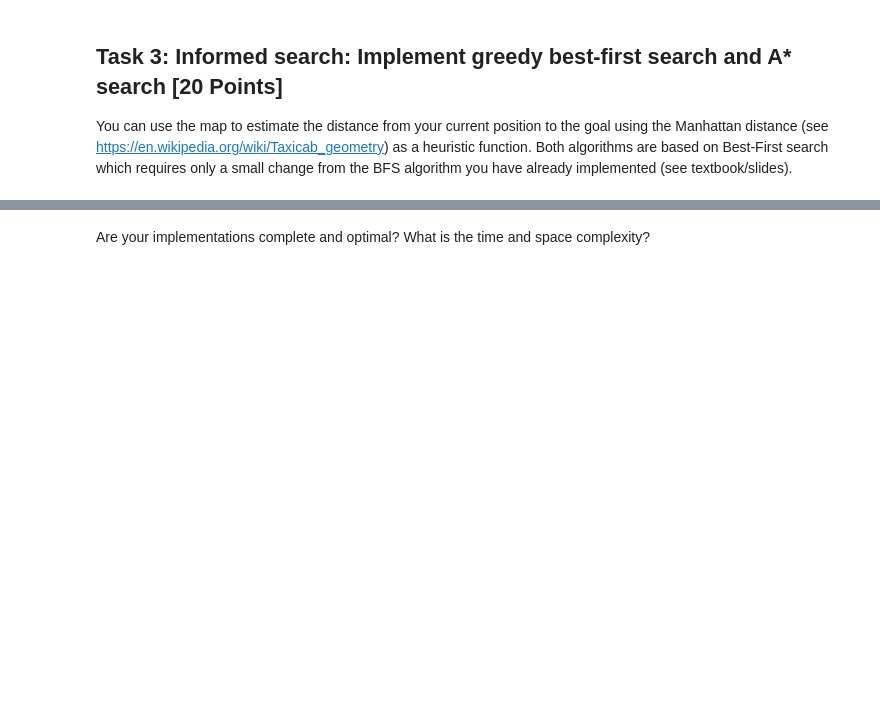
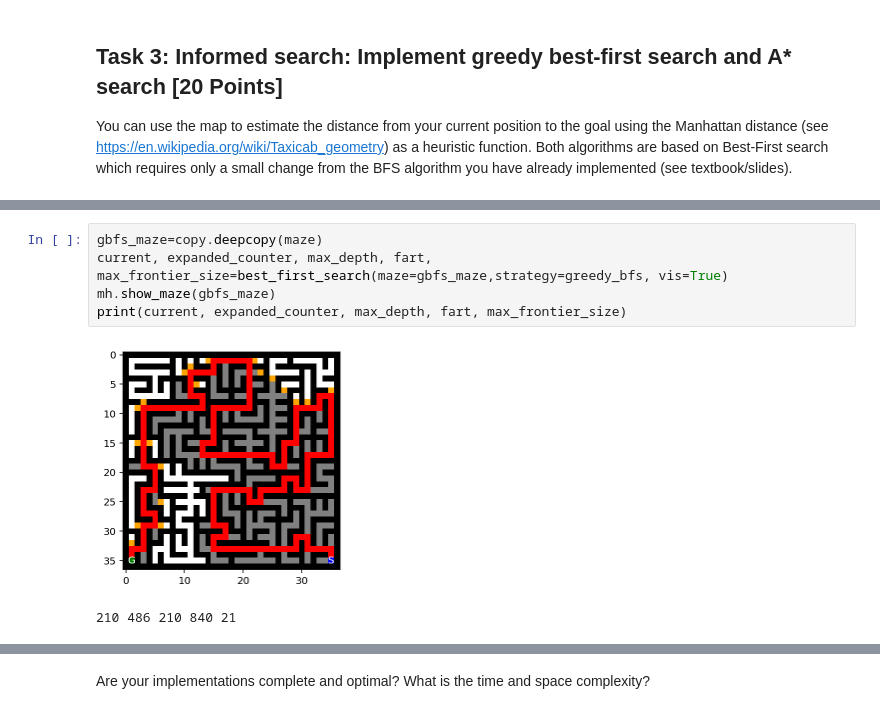
Before and after one commit to kirkwat/artificial-intelligence, a Jupyter notebook: assignment_3/Assignment_3.ipynb, the cells around one changed output, grey strips where cells are left out. Cells and saved outputs as stored; diff of their text form; blank space fills up the shorter version.

```diff
--- a/assignment_3/Assignment_3.ipynb
+++ b/assignment_3/Assignment_3.ipynb
@@ -363,0 +488,8 @@ You can use the map to estimate the distance from your current position to the g
+# %%
+gbfs_maze=copy.deepcopy(maze)
+current, expanded_counter, max_depth, fart, max_frontier_size=best_first_search(maze=gbfs_maze,strategy=greedy_bfs, vis=True)
+mh.show_maze(gbfs_maze)
+print(current, expanded_counter, max_depth, fart, max_frontier_size)
+# %% [output]
+[figure, added]
+210 486 210 840 21
```
Also changed, not shown: parts of 11 cells of this notebook.
